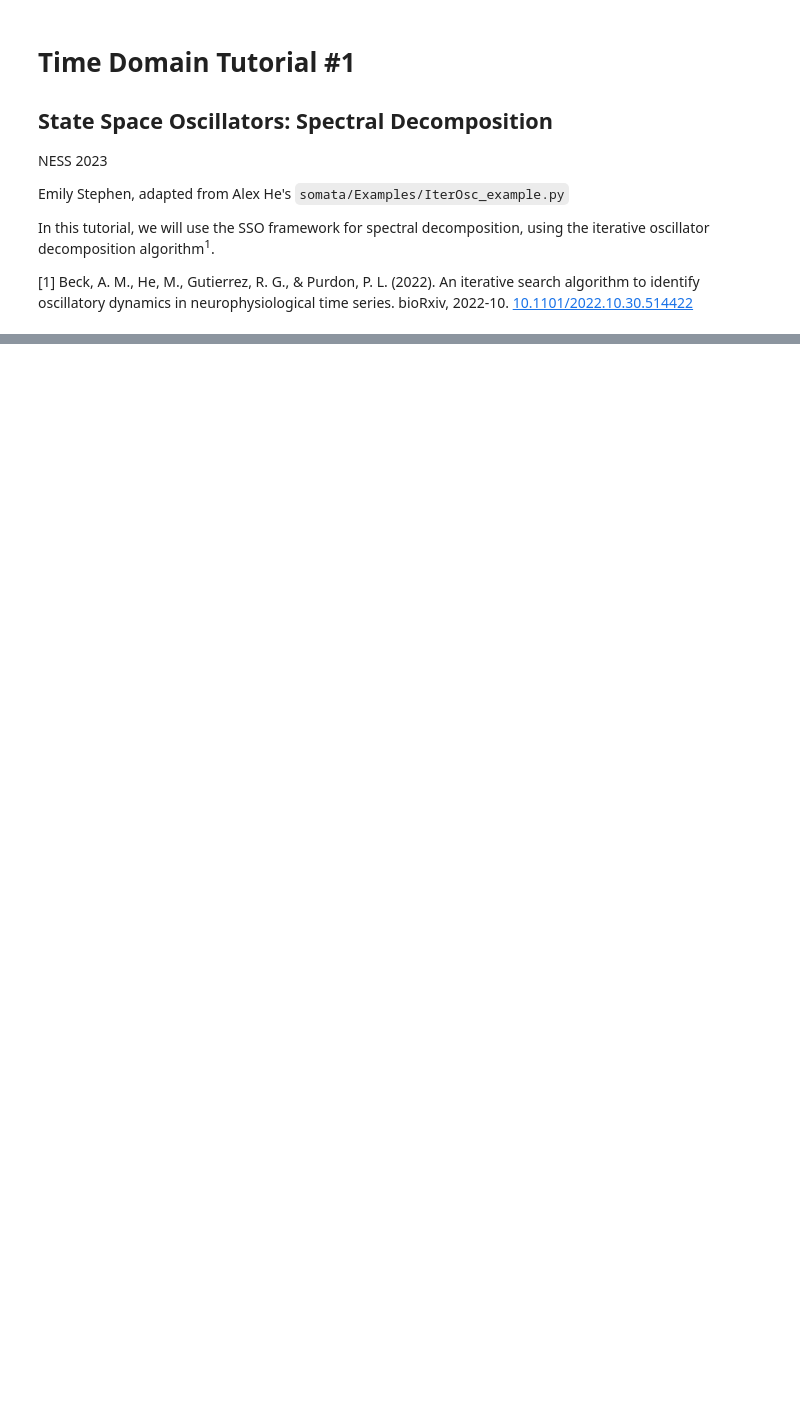
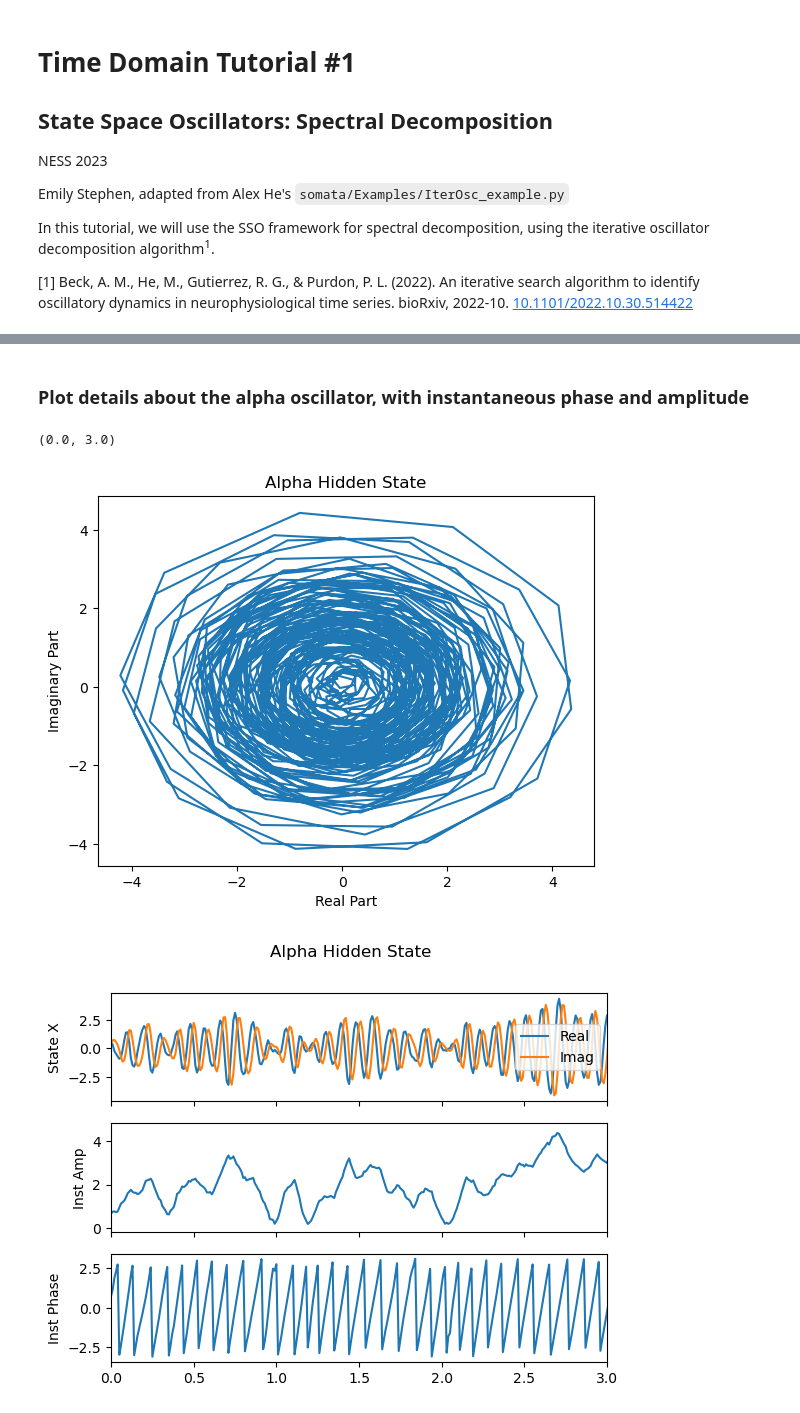
Before and after one commit to TomDonoghue/NESSTutorial2023, a Jupyter notebook: time_domain/1_SSO_Spectral_Decomposition.ipynb, the cells around one changed output, grey strips where cells are left out. Cells and saved outputs as stored; diff of their text form; code cells hidden in the pictures; blank space fills up the shorter version.

```diff
--- a/time_domain/1_SSO_Spectral_Decomposition.ipynb
+++ b/time_domain/1_SSO_Spectral_Decomposition.ipynb
@@ -70,0 +76,33 @@ Text(0.5, 1.0, 'Log Likelihood')
+# %% [markdown]
+### Plot details about the alpha oscillator, with instantaneous phase and amplitude
+# %%
+# Plot the hidden state, instantaneous amplitude and phase for the 10hz oscillator
+kalman_out = best_io.kalman_filt_smooth(y=io_orig.y_original,return_dict=True)
+x_alpha = kalman_out['x_t_n'][2:4, 1:] # drop the first time index
+ta = np.arange(x_alpha.shape[1]) / best_io.Fs
+
+# Compute instantaneous amplitude and phase
+from math import atan2
+alpha_phase = np.array([atan2(x_alpha[1,i],x_alpha[0,i]) for i in range(len(ta))])
+alpha_amp = np.sqrt(x_alpha[0,:]**2 + x_alpha[1,:]**2)
+
+plt.figure()
+plt.plot(x_alpha[0],x_alpha[1])
+plt.title('Alpha Hidden State')
+plt.xlabel('Real Part')
+plt.ylabel('Imaginary Part')
+
+[fig,axs] = plt.subplots(3,1,sharex=True)
+fig.suptitle('Alpha Hidden State')
+axs[0].plot(ta,x_alpha.T)
+axs[0].legend(['Real','Imag'])
+axs[0].set_ylabel('State X')
+axs[1].plot(ta,alpha_amp)
+axs[1].set_ylabel('Inst Amp')
+axs[2].plot(ta,alpha_phase)
+axs[2].set_ylabel('Inst Phase')
+axs[0].set_xlim([0,3])
+# %% [output]
+(0.0, 3.0)
+[figure, added]
+[figure, added]
```
Also changed, not shown: parts of 6 cells of this notebook, 2 other files.
